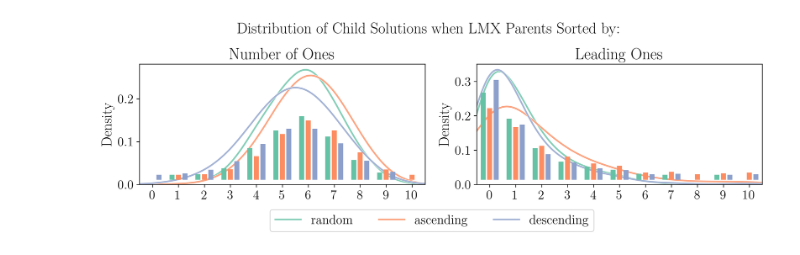
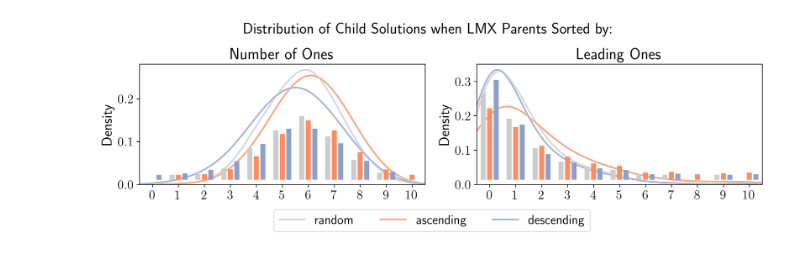
Before and after one commit to jal278/lmx, a Jupyter notebook: order_experiment/plot_ordered_parents.ipynb, the cells around one changed output. Saved outputs shown, nothing was run; the diff lists cells and outputs as text; code cells hidden in the pictures.

Commit message:
updated visualizations

```diff
--- a/order_experiment/plot_ordered_parents.ipynb
+++ b/order_experiment/plot_ordered_parents.ipynb
@@ -23,8 +26,7 @@ pdflatex_path = shutil.which("pdflatex")
 
 mpl.rcParams.update({
     "text.usetex": True,
-    "font.family": "serif",
-    "font.serif": [],  # use the default LaTeX serif font
+    "font.family": "sans-serif",
     "font.size": 16,  # default for all
     "axes.titlesize": 20,  # fontsize of the axes title
     "axes.labelsize": 18,  # fontsize of the x and y labels
@@ -43,13 +45,14 @@ with open(fit_path, 'r') as f:
 with open(one_path, 'r') as f:
     leadone = json.load(f)
 # %%
-fig, ax = plt.subplots(nrows=1, ncols=2, figsize=(12, 4),dpi=300)
+fig, ax = plt.subplots(nrows=1, ncols=2, figsize=(12, 4), dpi=300)
 
 # calculate step size for y values based on maximum possible count
 datasets = {'fitness': fitness, 'leadone': leadone}
 titles = ["Number of Ones", "Leading Ones"]
 for i, (dataset, child) in enumerate(datasets.items()):
     palette = sns.color_palette("Set2", len(child))
+    palette[0] = tuple([0.8, 0.8, 0.8, 0.8])  # Change the first color to gray with an opacity of 0.5
     max_count = max([len(v) for v in child.values()])
 
     # plot the KDE
@@ -69,31 +72,31 @@ for i, (dataset, child) in enumerate(datasets.items()):
 
     # generate an evenly spaced y-coordinate array
     y_coord_array = np.linspace(y_min + y_max*0.06, y_max * 1.66, max_count)
 
     # plot the scatter plots
     for idx, (key, values) in enumerate(child.items()):
         # get unique values and their counts
         unique_values, counts = np.unique(values, return_counts=True)
 
         # plot the data points
         for val, count in zip(unique_values, counts):
             y_values = y_coord_array[:count]  # get the first 'count' y-coordinates
             offset_values = [-offset, 0, offset]
             x_values = np.full(count, val) + offset_values[idx % 3]
             ax[i].scatter(x_values, y_values, color=palette[idx], alpha=1.0,
                           s=40, marker='s', edgecolors='k', linewidths=0.0, zorder=2)
 
 
 # Creating legend
 handles, labels = ax[0].get_legend_handles_labels()
 fig.legend(handles, labels, loc='lower center', ncol=3)
 plt.suptitle("Distribution of Child Solutions when LMX Parents Sorted by:", y=0.93)
 plt.tight_layout(rect=[0, 0.1, 1, 1])  # Adjust the padding
 plt.show()
 
 # Save as a PGF or PDF file
 fig.savefig("sorted_lmx.pgf")
 fig.savefig("sorted_lmx.pdf")
 fig.savefig("sorted_lmx.png")
 # %% [output]
-[figure, old version]
+[figure, new version]
```
Also changed, not shown: parts of 1 cell of this notebook, 2 other files.
